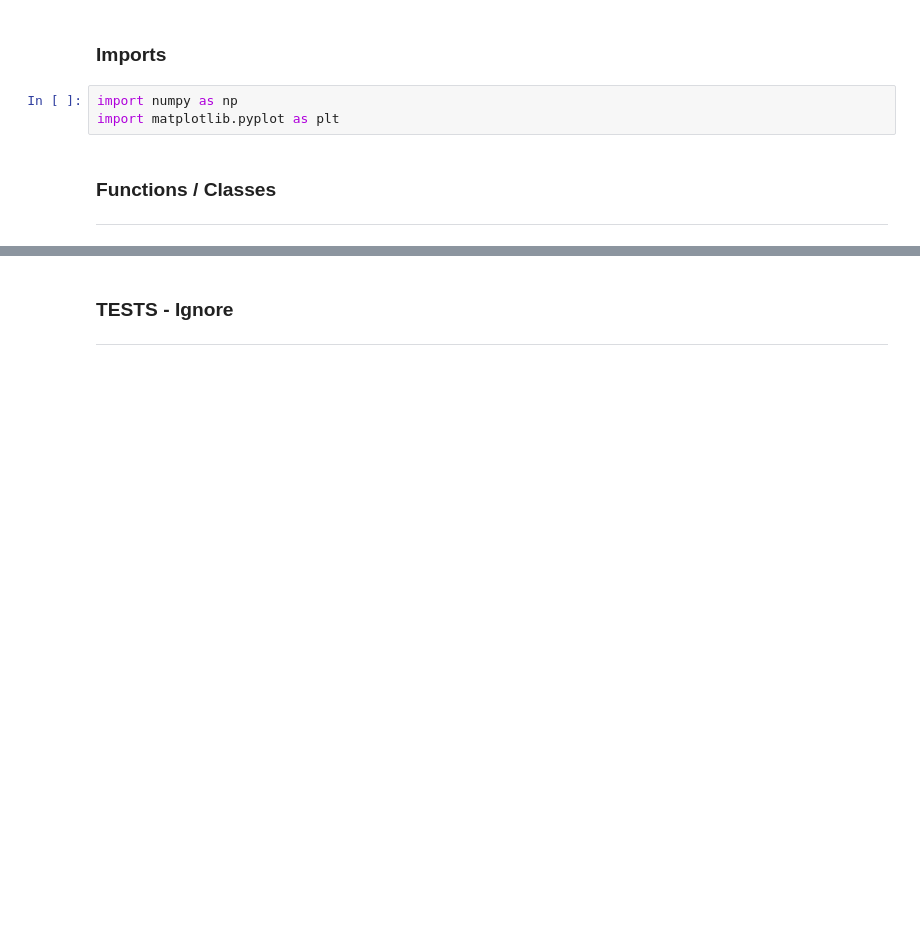
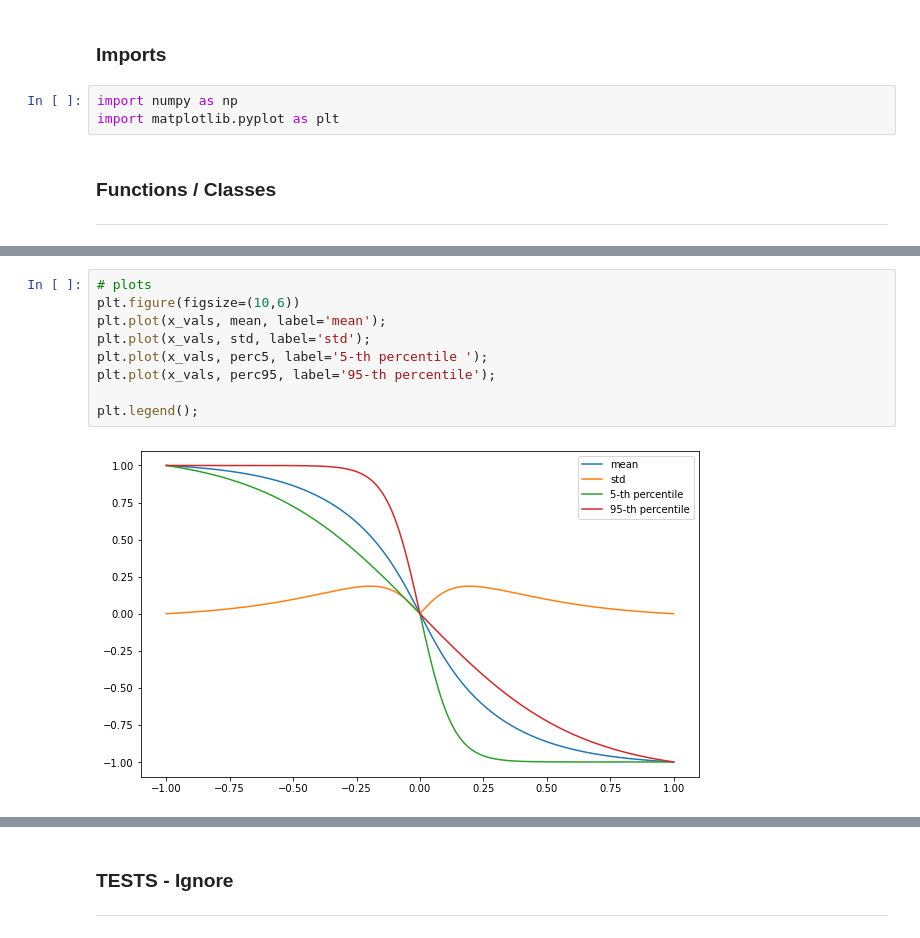
Before and after one commit to SByeUva/uncertainty_quantification, a Jupyter notebook: 06_homework/HW6.ipynb, the cells around one changed output, grey strips where cells are left out. Saved outputs shown, nothing was run; the diff lists cells and outputs as text; blank space fills up the shorter version.

```diff
--- a/06_homework/HW6.ipynb
+++ b/06_homework/HW6.ipynb
@@ -96,0 +164,11 @@ def System_solver(N, domain, boundary, kappa, steps = 100):
+# %%
+# plots
+plt.figure(figsize=(10,6))
+plt.plot(x_vals, mean, label='mean');
+plt.plot(x_vals, std, label='std');
+plt.plot(x_vals, perc5, label='5-th percentile ');
+plt.plot(x_vals, perc95, label='95-th percentile');
+
+plt.legend();
+# %% [output]
+[figure, added]
```
Also changed, not shown: parts of 9 cells of this notebook.
